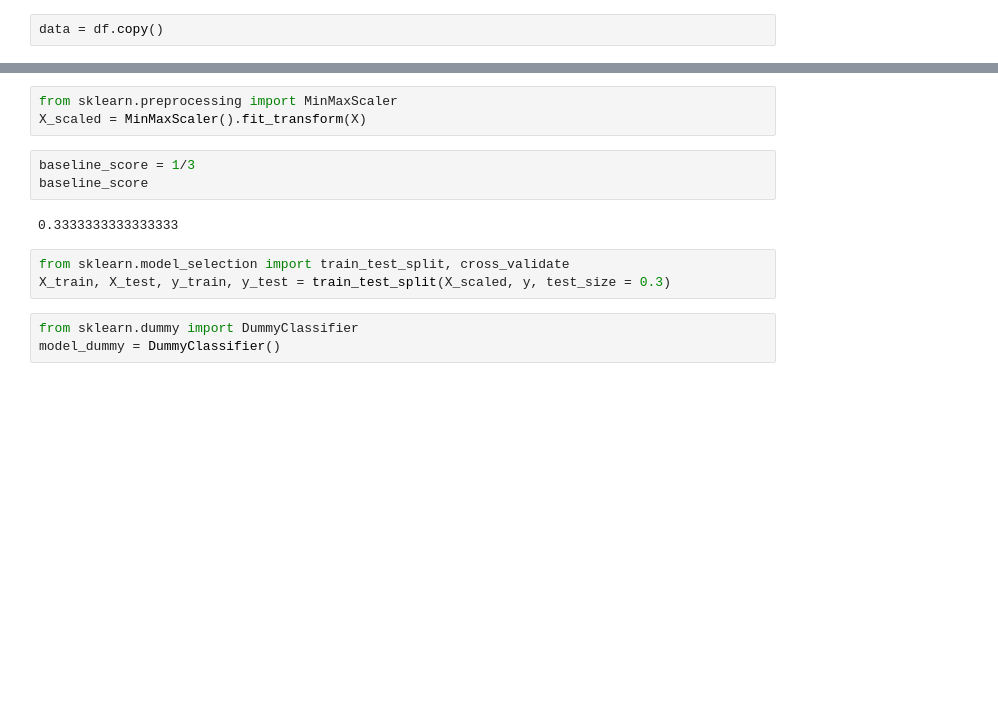
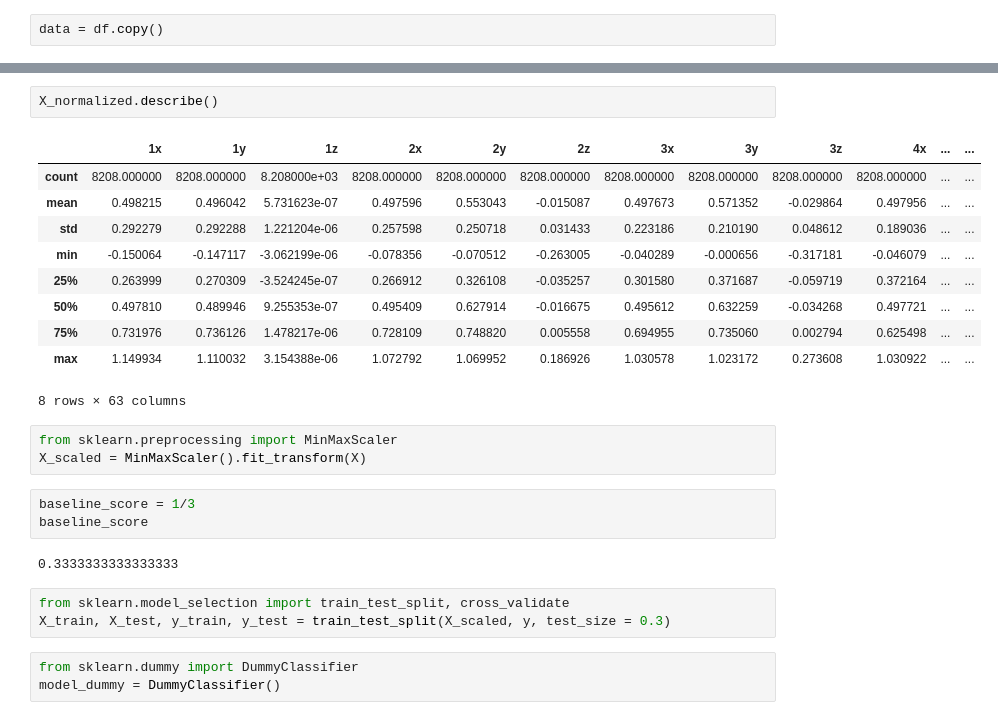
Before and after one commit to ElainePentium/python-chifoumy, a Jupyter notebook: david_model_knn.ipynb, the cells around one changed output, grey strips where cells are left out. Cells and saved outputs as stored; diff of their text form; blank space fills up the shorter version.

```diff
--- a/david_model_knn.ipynb
+++ b/david_model_knn.ipynb
@@ -36,3 +91,16 @@ y = data['target']
+# %%
+X_normalized.describe()
+# %% [output]
+|  | 1x | 1y | 1z | 2x | 2y | 2z | 3x | 3y | 3z | 4x | ... | ... |
+| count | 8208.000000 | 8208.000000 | 8.208000e+03 | 8208.000000 | 8208.000000 | 8208.000000 | 8208.000000 | 8208.000000 | 8208.000000 | 8208.000000 | ... | ... |
+| mean | 0.498215 | 0.496042 | 5.731623e-07 | 0.497596 | 0.553043 | -0.015087 | 0.497673 | 0.571352 | -0.029864 | 0.497956 | ... | ... |
+| std | 0.292279 | 0.292288 | 1.221204e-06 | 0.257598 | 0.250718 | 0.031433 | 0.223186 | 0.210190 | 0.048612 | 0.189036 | ... | ... |
+| min | -0.150064 | -0.147117 | -3.062199e-06 | -0.078356 | -0.070512 | -0.263005 | -0.040289 | -0.000656 | -0.317181 | -0.046079 | ... | ... |
+| 25% | 0.263999 | 0.270309 | -3.524245e-07 | 0.266912 | 0.326108 | -0.035257 | 0.301580 | 0.371687 | -0.059719 | 0.372164 | ... | ... |
+| 50% | 0.497810 | 0.489946 | 9.255353e-07 | 0.495409 | 0.627914 | -0.016675 | 0.495612 | 0.632259 | -0.034268 | 0.497721 | ... | ... |
+| 75% | 0.731976 | 0.736126 | 1.478217e-06 | 0.728109 | 0.748820 | 0.005558 | 0.694955 | 0.735060 | 0.002794 | 0.625498 | ... | ... |
+| max | 1.149934 | 1.110032 | 3.154388e-06 | 1.072792 | 1.069952 | 0.186926 | 1.030578 | 1.023172 | 0.273608 | 1.030922 | ... | ... |
+8 rows × 63 columns
 # %%
 from sklearn.preprocessing import MinMaxScaler
 X_scaled = MinMaxScaler().fit_transform(X)
```
Also changed, not shown: parts of 18 cells of this notebook, 4 other files.
